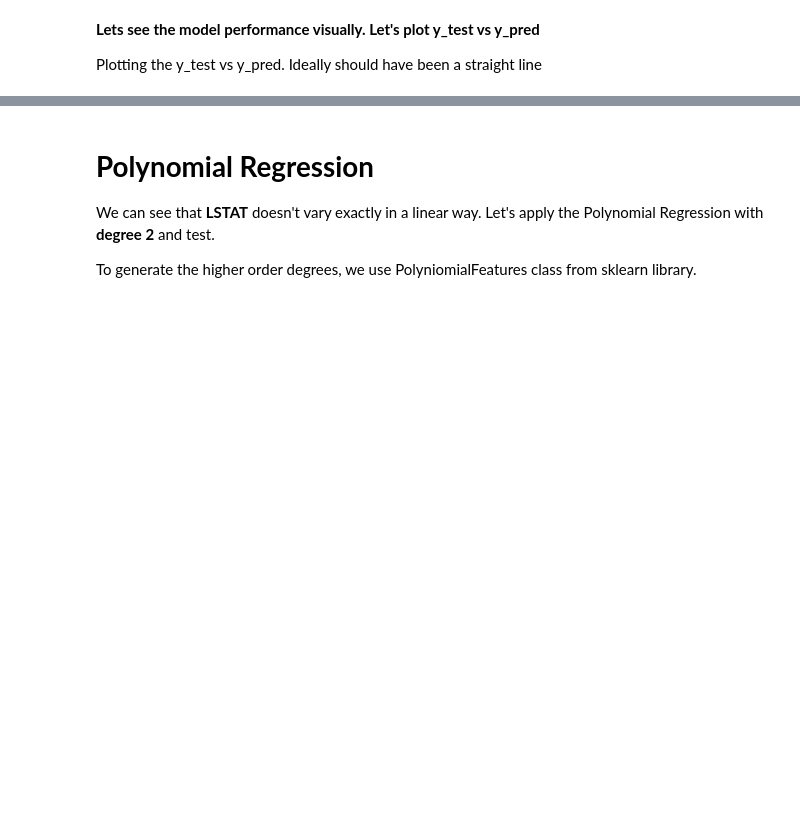
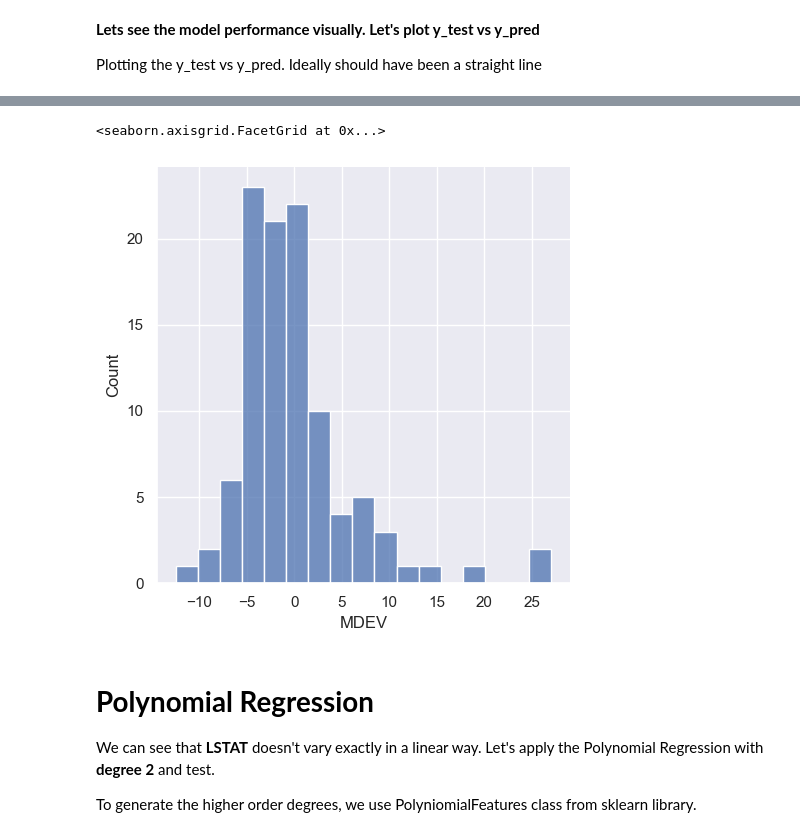
Before and after one commit to albertoromv/ds-nov23-thebridge, a Jupyter notebook: 3_Machine_learning/3.2_Supervisado/3.2.1_Linear_Regression/3 Polynomial_Regression - Clase.ipynb, the cells around one changed output, grey strips where cells are left out. Drawn from its saved outputs; the diff is of its cells as text; code cells hidden in the pictures; blank space fills up the shorter version.

```diff
--- a/3_Machine_learning/3.2_Supervisado/3.2.1_Linear_Regression/3 Polynomial_Regression - Clase.ipynb
+++ b/3_Machine_learning/3.2_Supervisado/3.2.1_Linear_Regression/3 Polynomial_Regression - Clase.ipynb
@@ -281,3 +312,9 @@ Plotting the y_test vs y_pred. Ideally should have been a straight line
+# %%
+
+sns.displot(y_test - lin_reg.predict(X_test))
+# %% [output]
+<seaborn.axisgrid.FacetGrid at 0x...>
+[figure, added]
 # %% [markdown]
 # **Polynomial Regression**
 
```
Also changed, not shown: parts of 11 cells of this notebook, 1 other file.
